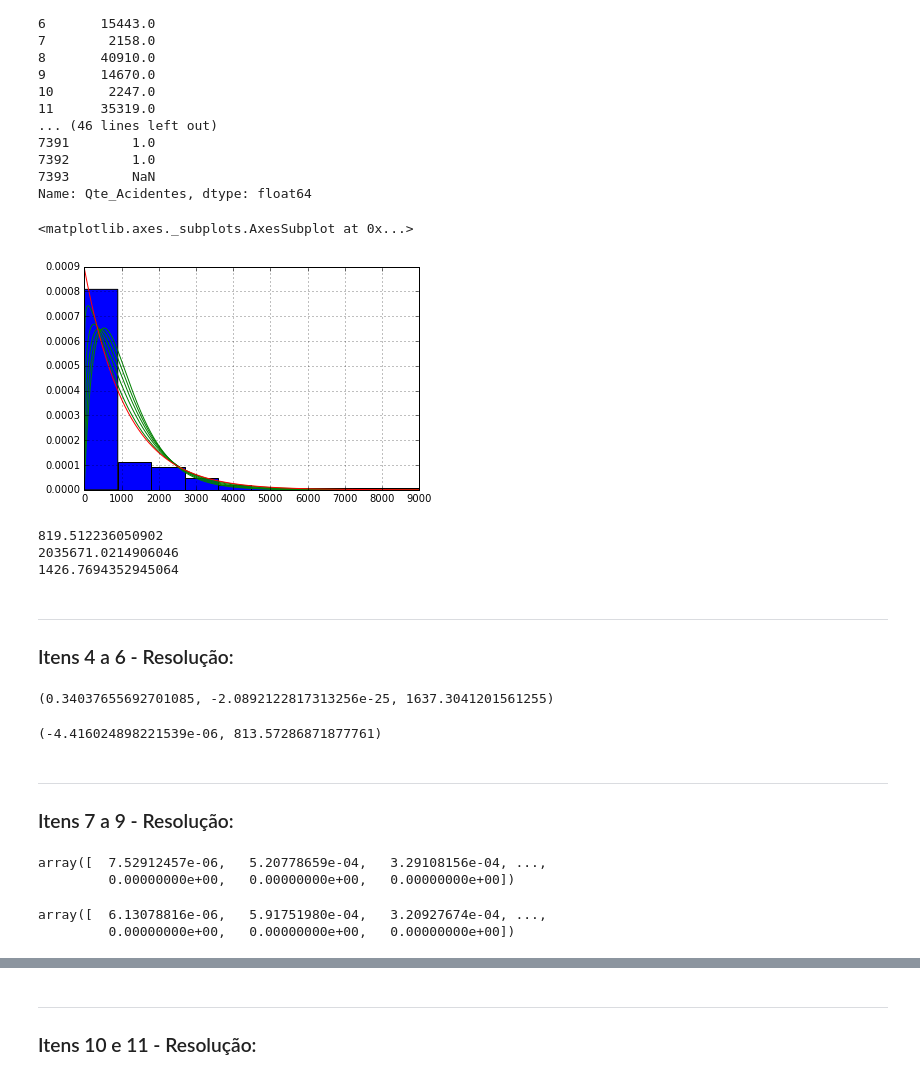
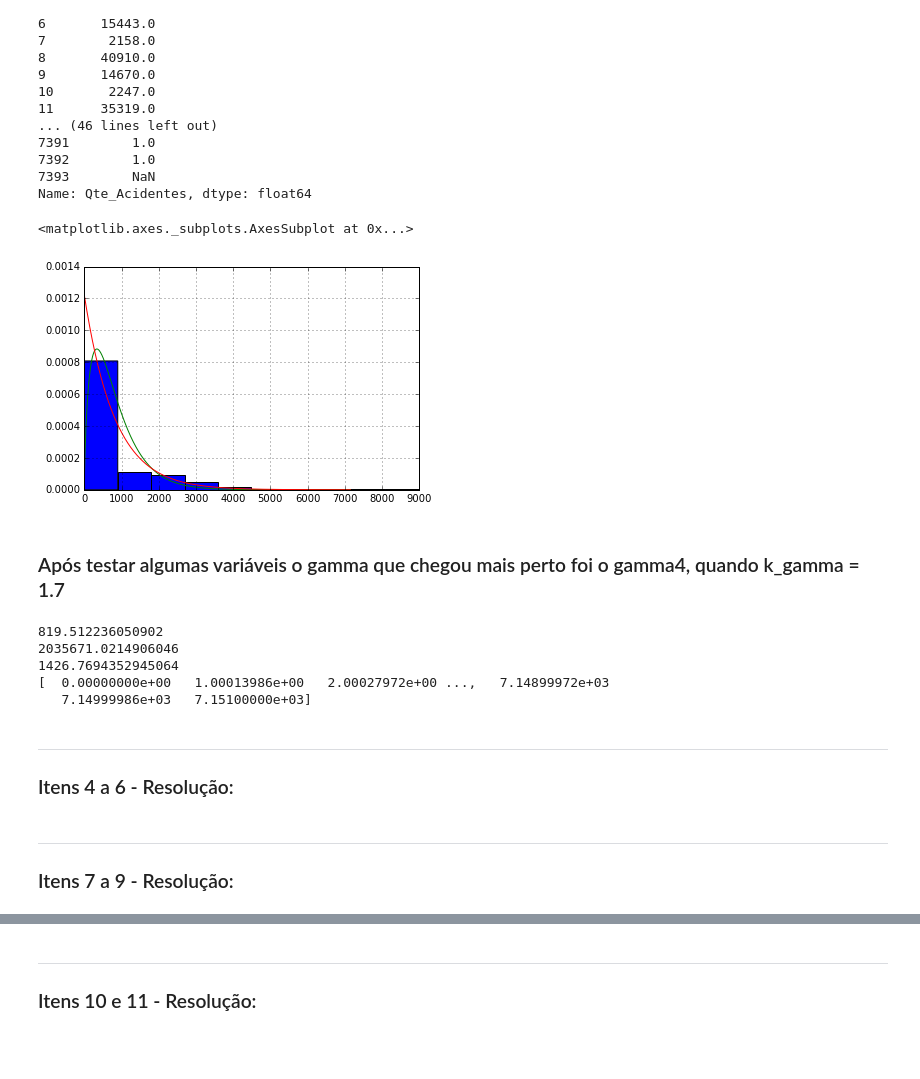
Before and after one commit to mafe2233/CD, a Jupyter notebook: Mini_Projeto1/MiniProjeto1+Layout.ipynb, the cells around one changed output, grey strips where cells are left out. Saved outputs shown, nothing was run; the diff lists cells and outputs as text; code cells hidden in the pictures; blank space fills up the shorter version.

```diff
--- a/Mini_Projeto1/MiniProjeto1+Layout.ipynb
+++ b/Mini_Projeto1/MiniProjeto1+Layout.ipynb
@@ -45,6 +43,9 @@ dados.iloc[15:40]
 | 37 | 1997 | Ignorada | Típico-Com Cat | Feminino | 761 | Com Cat Registrada |
 | 38 | 1997 | Ignorada | Típico-Com Cat | Ignorado | 11761 | Com Cat Registrada |
 | 39 | 1997 | Até 19 Anos | Trajeto-Com Cat | Masculino | 1062 | Com Cat Registrada |
+# %%
+dados=dados.rename(columns = {'Qte Acidentes':'Qte_Acidentes'})
+dados.Qte_Acidentes = dados.Qte_Acidentes[dados.Qte_Acidentes != "-"]
 # %%
 dados.Qte_Acidentes = dados.Qte_Acidentes.astype('float')
 #Caso = dados[(dados.Sexo == "Masculino") & (dados["Motivo/Situação"] == "Típico-Com Cat") &  (dados.Situação == "Com Cat Registrada")]
@@ -72,79 +73,72 @@ Caso2
 7393        NaN
 Name: Qte_Acidentes, dtype: float64
 # %%
+x = np.linspace(0, 7151, 7151)
 
-#dados.Qte_Acidentes = dados.Qte_Acidentes[dados.Qte_Acidentes != "-"]
-a = Caso2[(Caso2< 9000) ].hist(normed = True,)
+s = Caso2[(Caso2< 9000) ].hist(normed = True)
 
 
-k_gamma = 1.1
-k_gamma2 = 1.3
-k_gamma3 = 1.5
+#k_gamma = 1.1
+#k_gamma2 = 1.3
+#k_gamma3 = 1.5
 k_gamma4 = 1.7
-k_gamma5 = 1.9
+#k_gamma5 = 1.9
 
-theta_gamma = media/k_gamma
-theta_gamma2 = media/k_gamma2
-theta_gamma3 = media/k_gamma3
+#theta_gamma = media/k_gamma
+#theta_gamma2 = media/k_gamma2
+#theta_gamma3 = media/k_gamma3
 theta_gamma4 = media/k_gamma4
-theta_gamma5 = media/k_gamma5
+#theta_gamma5 = media/k_gamma5
 
-gamma = stats.gamma.pdf(x, scale=theta_gamma, loc=0, a=k_gamma)
-gamma2 = stats.gamma.pdf(x, scale=theta_gamma2, loc=0, a=k_gamma2)
-gamma3 = stats.gamma.pdf(x, scale=theta_gamma3, loc=0, a=k_gamma3)
+#gamma = stats.gamma.pdf(x, scale=theta_gamma, loc=0, a=k_gamma)
+#gamma2 = stats.gamma.pdf(x, scale=theta_gamma2, loc=0, a=k_gamma2)
+#gamma3 = stats.gamma.pdf(x, scale=theta_gamma3, loc=0, a=k_gamma3)
 gamma4 = stats.gamma.pdf(x, scale=theta_gamma4, loc=0, a=k_gamma4)
-gamma5 = stats.gamma.pdf(x, scale=theta_gamma5, loc=0, a=k_gamma5)
+#gamma5 = stats.gamma.pdf(x, scale=theta_gamma5, loc=0, a=k_gamma5)
 
 
-plt.plot(x, gamma, '-', color='green', label="Gamma")
-plt.plot(x, gamma2, '-', color='green', label="Gamma")
-plt.plot(x, gamma3, '-', color='green', label="Gamma")
+#plt.plot(x, gamma, '-', color='green', label="Gamma")
+#plt.plot(x, gamma2, '-', color='green', label="Gamma")
+#plt.plot(x, gamma3, '-', color='green', label="Gamma")
 plt.plot(x, gamma4, '-', color='green', label="Gamma")
-plt.plot(x, gamma5, '-', color='green', label="Gamma")
+#plt.plot(x, gamma5, '-', color='green', label="Gamma")
 
-x = np.linspace(0, 9000, 900000)
+
 exponencial = stats.expon.pdf(x, scale=media)
 
 
 plt.plot(x, exponencial, '-', color='red', label="Exponencial")
-a
+s
 # %% [output]
 <matplotlib.axes._subplots.AxesSubplot at 0x...>
-[figure, old version]
+[figure, new version]
+# %% [markdown]
+### Após testar algumas variáveis o gamma que chegou mais perto foi o gamma4, quando k_gamma = 1.7
 # %%
 #print(max(dados.Qte_Acidentes[dados.Ano == '1997']))
-a = Caso2[Caso2<9000]
+s = Caso2[Caso2<9000]
 media = Caso2[Caso2 < 9000].mean()
-sigma = np.var(a)
-desvpad = np.std(a)
+var= np.var(s)
+desvpad = np.std(s)
 print(media)
-print(sigma)
+print(var)
 print(desvpad)
+print(x)
 # %% [output]
 819.512236050902
 2035671.0214906046
 1426.7694352945064
+[  0.00000000e+00   1.00013986e+00   2.00027972e+00 ...,   7.14899972e+03
+   7.14999986e+03   7.15100000e+03]
 # %% [markdown]
 ___
 ### Itens 4 a 6 - Resolução:
 # %%
-stats.gamma.fit(a, loc=media, scale=desvpad)
+a,loc0,scale0 = stats.gamma.fit(s, loc=media, scale=desvpad)
+#retorna a, loc e scale
-# %% [output]
-(0.34037655692701085, -2.0892122817313256e-25, 1637.3041201561255)
 # %%
-stats.expon.fit(a,loc=media,scale=desvpad)
+loc1,scale1 = stats.expon.fit(s,loc=media,scale=desvpad)
+#retorna loc e scale
-# %% [output]
-(-4.416024898221539e-06, 813.57286871877761)
 # %% [markdown]
 ___
 ### Itens 7 a 9 - Resolução:
-# %%
-stats.gamma.pdf(a,b,loc=media,scale=desvpad)
-# %% [output]
-array([  7.52912457e-06,   5.20778659e-04,   3.29108156e-04, ...,
-         0.00000000e+00,   0.00000000e+00,   0.00000000e+00])
-# %%
-stats.expon.pdf(a,loc=media,scale=desvpad)
-# %% [output]
-array([  6.13078816e-06,   5.91751980e-04,   3.20927674e-04, ...,
-         0.00000000e+00,   0.00000000e+00,   0.00000000e+00])
```
Also changed, not shown: parts of 7 cells of this notebook.
